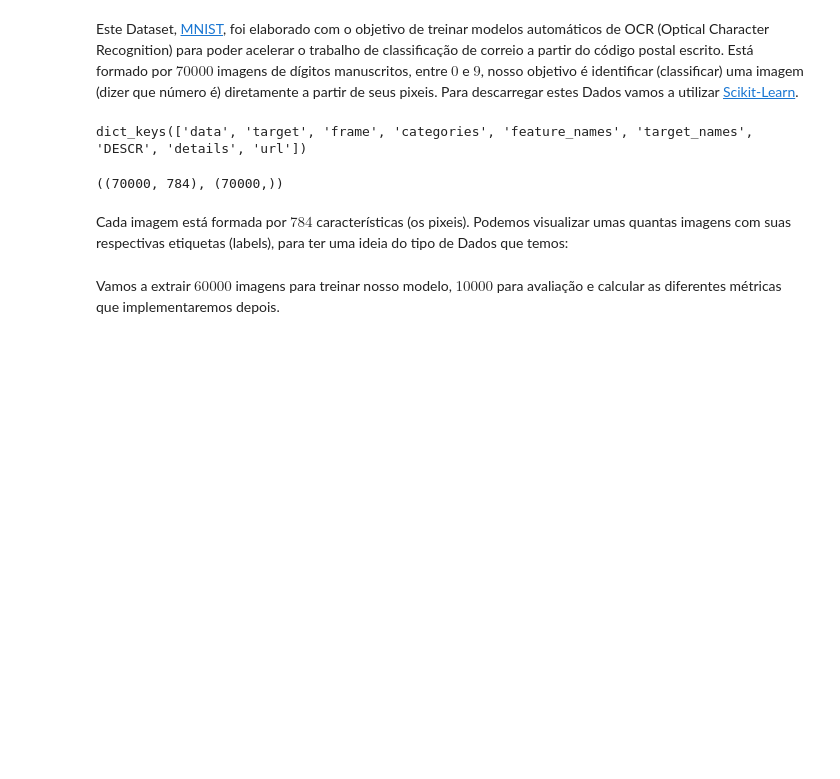
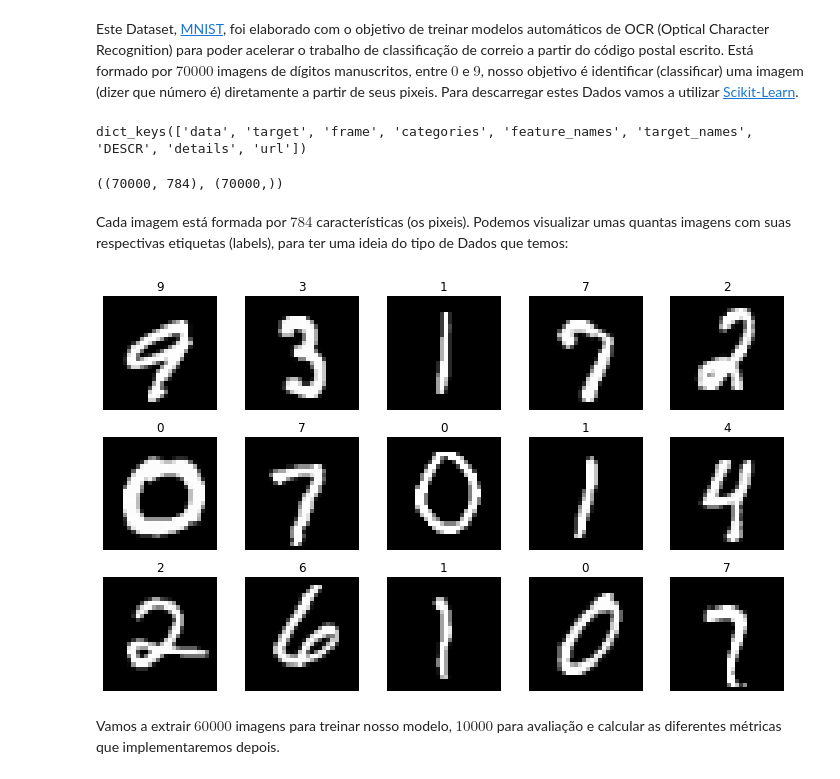
Before and after one commit to EddyGiusepe/Perceptron_with_Python, a Jupyter notebook: The_Perceptron_Classification_Metrics.ipynb, the cells around one changed output. Saved outputs shown, nothing was run; the diff lists cells and outputs as text; code cells hidden in the pictures; blank space fills up the shorter version.

```diff
--- a/The_Perceptron_Classification_Metrics.ipynb
+++ b/The_Perceptron_Classification_Metrics.ipynb
@@ -35,6 +39,25 @@ X.shape, y.shape
 ((70000, 784), (70000,))
 # %% [markdown]
 Cada imagem está formada por $784$ características (os pixeis). Podemos visualizar umas quantas imagens com suas respectivas etiquetas (labels), para ter uma ideia do tipo de Dados que temos:
+# %%
+# Ver link: https://stackoverflow.com/questions/71270651/issue-reshaping-an-array-into-28-28-for-an-mnist-image
+
+
+r, c = 3, 5
+fig = plt.figure(figsize=(2*c, 2*r))
+
+for _r in range(r):
+    for _c in range(c):
+        plt.subplot(r, c, _r*c + _c + 1)
+        ix = random.randint(0, len(X)-1)
+        img = X.loc[[ix]].to_numpy()
+        plt.imshow(img.reshape(28,28), cmap='gray')
+        plt.axis("off")
+        plt.title(y[ix])
+plt.tight_layout()
+plt.show()
+# %% [output]
+[figure, added]
 # %% [markdown]
 Vamos a extrair $60000$ imagens para treinar nosso modelo, $10000$ para avaliação e calcular as diferentes métricas que implementaremos depois.
 # %%
```
Also changed, not shown: parts of 18 cells of this notebook.
